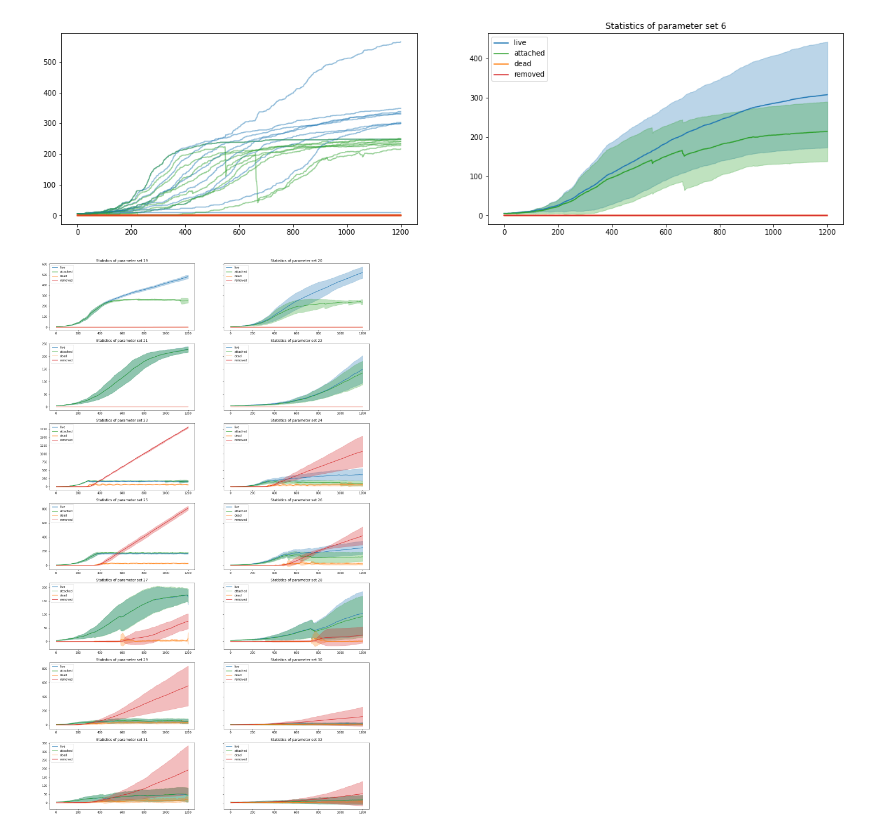
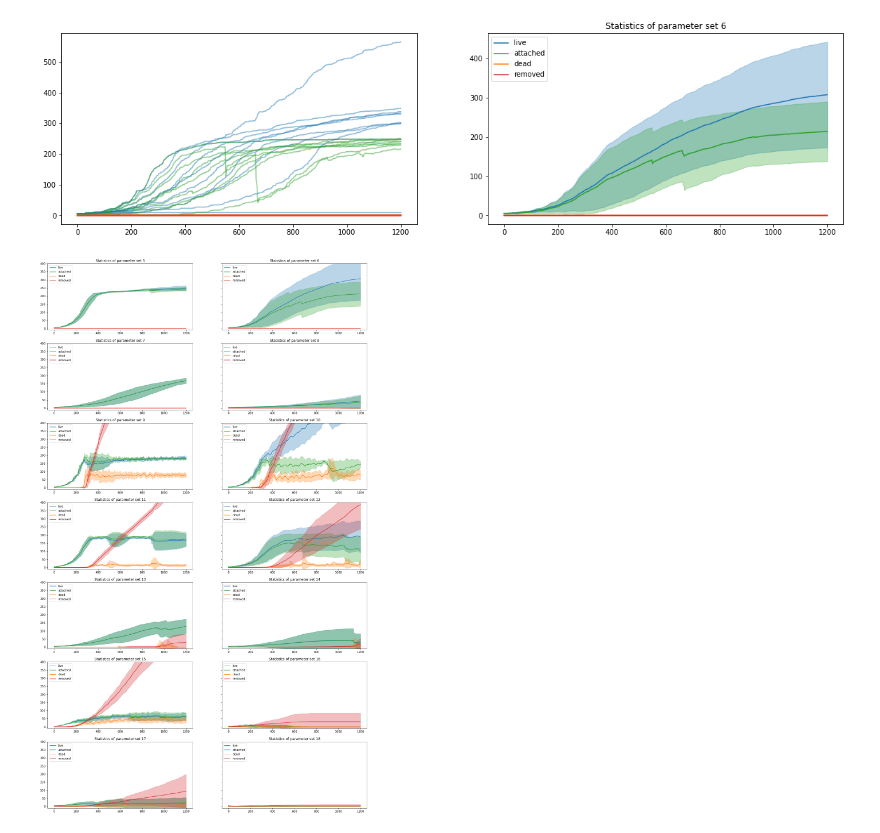
Before and after one commit to TheCMMC/biocellion-tools, a Jupyter notebook: biocellion_output_plotting.ipynb, the cells around one changed output. Cells and saved outputs as stored; diff of their text form; code cells hidden in the pictures.

```diff
--- a/biocellion_output_plotting.ipynb
+++ b/biocellion_output_plotting.ipynb
@@ -34,7 +34,7 @@ def read_parameter_file(filename):
     par_df = pd.read_csv(filename, index_col=0, header=2, skiprows=range(3,9), usecols=(lambda x: x not in str(list(range(11)))))
     return par_df
 
-def read_summary_file(par_id, trial, data_folder):
+def read_summary_file(par_id, trial, data_folder, states=["live", "attached", "dead", "removed"]):
     filename = data_folder / f"output_parameter{par_id}_trial{trial}.txt"
     live, attached, dead, removed = ([],[],[],[])
 
@@ -52,12 +52,12 @@ def read_summary_file(par_id, trial, data_folder):
     # if the lengths of these list are different print error
     assert len(live)==len(attached)==len(dead)==len(removed), "Cell count lists are of different lenghts"
 
-    return pd.DataFrame({"live":live, "attached":attached, "dead":dead, "removed":removed})
+    return pd.DataFrame({"live":live, "attached":attached, "dead":dead, "removed":removed})[states]
 
-def load_parameter_set(par_id, data_folder, trials=range(1,11), as_dict=False):
+def load_parameter_set(par_id, data_folder, trials=range(1,11), as_dict=False, states=["live", "attached", "dead", "removed"]):
     par_set = []
     for trial in trials:
-        trial_data = read_summary_file(par_id, trial, data_folder)
+        trial_data = read_summary_file(par_id, trial, data_folder, states=states)
         par_set.append(trial_data)
     if as_dict:
         par_set=dict(zip(trials,par_set))
@@ -87,23 +87,24 @@ def plot_trials(par_id, data_folder, trials=range(1,11), states=["live", "attach
 def plot_stats(par_id, data_folder, states=["live", "attached", "dead", "removed"], ax=None, legend=True):
     if ax==None:
         fig, ax = plt.subplots()
-    par_set = load_parameter_set(par_id, data_folder)
+    par_set = load_parameter_set(par_id, data_folder, states=states)
     means, stds = compute_statistics(par_set)
     under_line     = (means-stds)
     over_line      = (means+stds)
     means.plot(ax=ax, label=means.columns, color=color_dict)
     for state in states:
-        ax.fill_between(stds.index, under_line[state], over_line[state], alpha=.3, color=color_dict[state])
+        ax.fill_between(stds.index, under_line[state], over_line[state], alpha=.3, color=COLOR_DICT[state])
     ax.title.set_text(f"Statistics of parameter set {par_id}" )
     if legend:
         ax.legend(loc='upper left')
 
-def plot_compare_rpms(par_ids, data_folder, states=["live", "attached", "dead", "removed"]):
+def plot_compare_rpms(par_ids, data_folder, states=["live", "attached", "dead", "removed"], ylim=[None,None]):
     prows = math.ceil(len(par_ids)/2)
     fig, axs = plt.subplots(prows, 2, figsize=(20, 5*prows), sharey="row")
     axs=axs.flatten()
     for i, par_id in enumerate(par_ids):
-        plot_stats(par_id, data_folder, ax=axs[i])
+        plot_stats(par_id, data_folder, ax=axs[i], states=states)
+        axs[i].set_ylim(ylim)
     plt.savefig(FIG_FOLDER / f"compare_rpms_parid_{par_ids[0]}-{par_ids[-1]}.png")
 # %%
 par_filename = ABM_CFD_MODEL_FOLDER / "Parameters-ABM-CFD.csv"
@@ -125,10 +126,10 @@ for i in range(5,7):
 # %% [output]
 [figure]
 [figure]
-# %%
-plot_compare_rpms(range(19,33), ABM_CFD_DATA_FOLDER)
-# %% [output]
-[figure, removed]
+# %%
+plot_compare_rpms(range(5,19), ABM_CFD_DATA_FOLDER, states=["live", "attached", "dead", "removed"], ylim=[-10,400])
+# %% [output]
+[figure, added]
 # %%
 from paraview import servermanager as sm
 from paraview.vtk.numpy_interface import dataset_adapter as dsa
```
Also changed, not shown: parts of 4 cells of this notebook.
